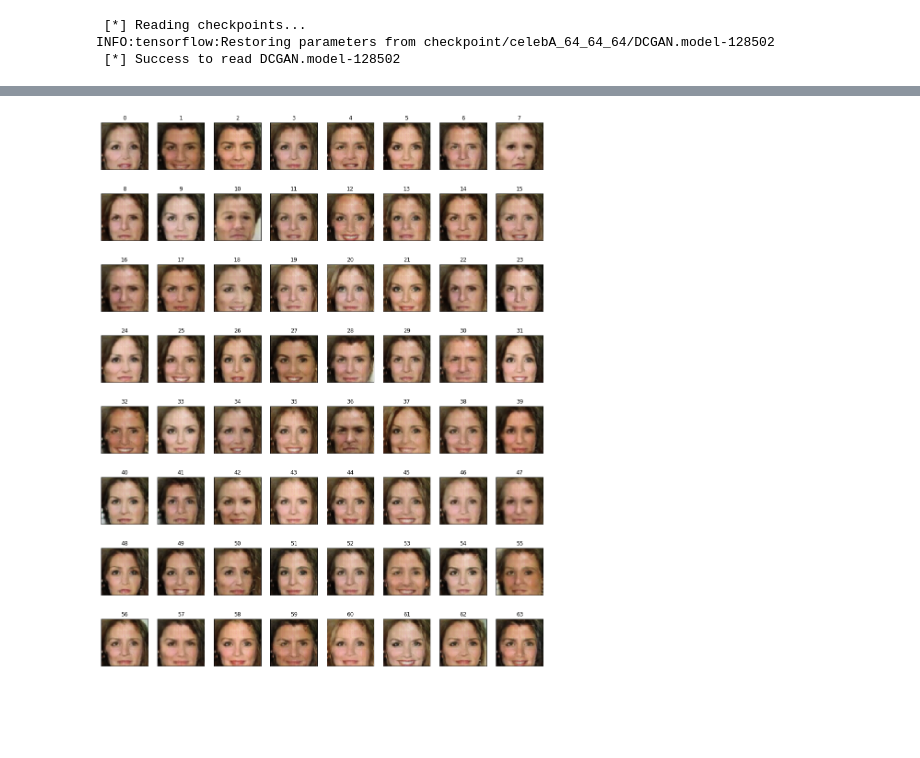
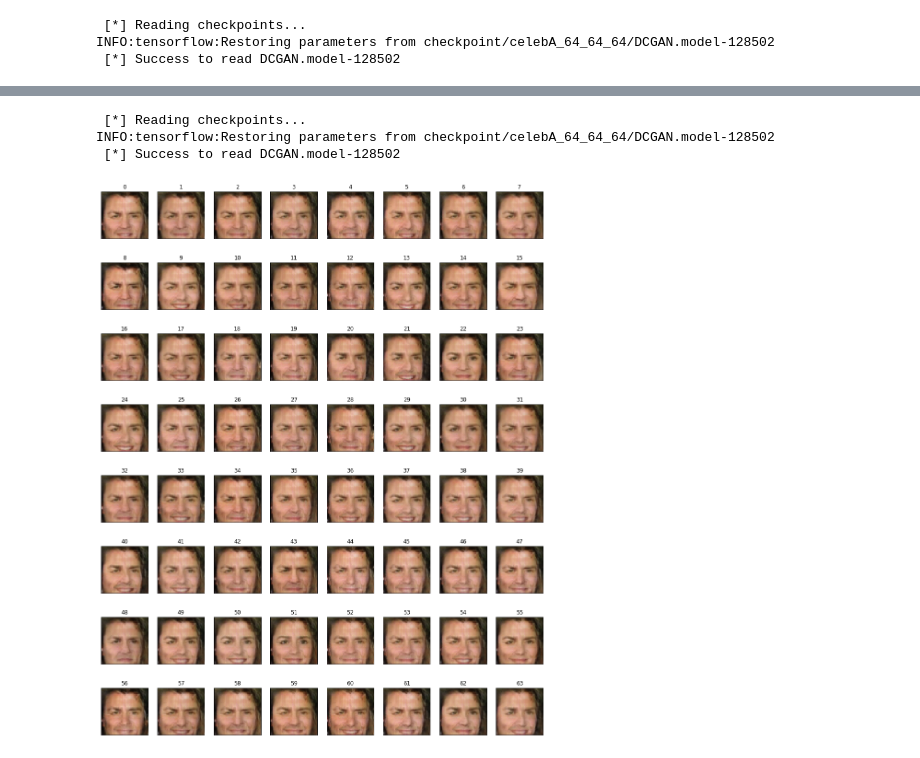
Before and after one commit to 8000net/DCGAN-tensorflow, a Jupyter notebook: GANS-vector-arithmetic.ipynb, the cells around one changed output, grey strips where cells are left out. Drawn from its saved outputs; the diff is of its cells as text; code cells hidden in the pictures; blank space fills up the shorter version.

```diff
--- a/GANS-vector-arithmetic.ipynb
+++ b/GANS-vector-arithmetic.ipynb
@@ -31,9 +31,14 @@ with tf.Session(config=run_config) as sess:
     if not dcgan.load('checkpoint')[0]:
         print('Error loading checkpoint')
 
-    z_sample = np.random.uniform(-0.5, 0.5, size=(BATCH_SIZE, dcgan.z_dim))
-    samples = sess.run(dcgan.sampler, feed_dict={dcgan.z: z_sample})
-    samples = utils.inverse_transform(samples)
+    z_samples = []
+    samples = []
+    for i in range(2):
+        z_sample = np.random.uniform(-0.5, 0.5, size=(BATCH_SIZE, dcgan.z_dim))
+        z_samples.append(z_sample)
+        samples.append(sess.run(dcgan.sampler, feed_dict={dcgan.z: z_sample}))
+    z_samples = np.vstack(z_samples)
+    samples = utils.inverse_transform(np.vstack(samples))
 # %% [output]
  [*] Reading checkpoints...
 INFO:tensorflow:Restoring parameters from checkpoint/celebA_64_64_64/DCGAN.model-128502
@@ -54,0 +65,10 @@ def plot_gallery(images, titles, n_row=3, n_col=6):
+# %%
+# Get means of z vectors containing concepts we want
+smiling_woman_indices = [32, 117, 53]
+neutral_woman_indices = [112, 5, 1]
+neutral_man_indices = [16, 47, 73]
+
+
+indices = smiling_woman_indices + neutral_woman_indices + neutral_man_indices
+titles = ['smiling woman'] * 3 + ['neutral woman'] * 3 + ['neutral man'] * 3
+plot_gallery([samples[i] for i in indices], titles, 3, 3)
@@ -55,4 +77,30 @@ def plot_gallery(images, titles, n_row=3, n_col=6):
+# %%
+smiling_woman = np.mean([z_samples[i] for i in smiling_woman_indices], axis=0)
+neutral_woman = np.mean([z_samples[i] for i in neutral_woman_indices], axis=0)
+neutral_man = np.mean([z_samples[i] for i in neutral_man_indices], axis=0)
+
+# Do some arithmetic, then add some jitter to y
+y = smiling_woman - neutral_woman + neutral_man
+y_grid = np.tile(y, (BATCH_SIZE, 1))
+y_grid += np.random.uniform(-0.25, 0.25, y_grid.shape)
+# %%
+# Now run y through generator
+tf.reset_default_graph()
+with tf.Session(config=run_config) as sess:
+    dcgan = DCGAN(sess,
+                  input_width=INPUT_WIDTH,
+                  input_height=INPUT_HEIGHT,
+                  dataset_name='celebA',
+                  crop=True)
+    if not dcgan.load('checkpoint')[0]:
+        print('Error loading checkpoint')
+
+    smiling_man = utils.inverse_transform(sess.run(dcgan.sampler, feed_dict={dcgan.z: y_grid}))
+# %% [output]
+ [*] Reading checkpoints...
+INFO:tensorflow:Restoring parameters from checkpoint/celebA_64_64_64/DCGAN.model-128502
+ [*] Success to read DCGAN.model-128502
 # %%
-plot_gallery(samples, range(64), 8, 8)
+plot_gallery(smiling_man, range(64), 8, 8)
 # %% [output]
-[figure, old version]
+[figure, new version]
```
Also changed, not shown: parts of 2 cells of this notebook.
